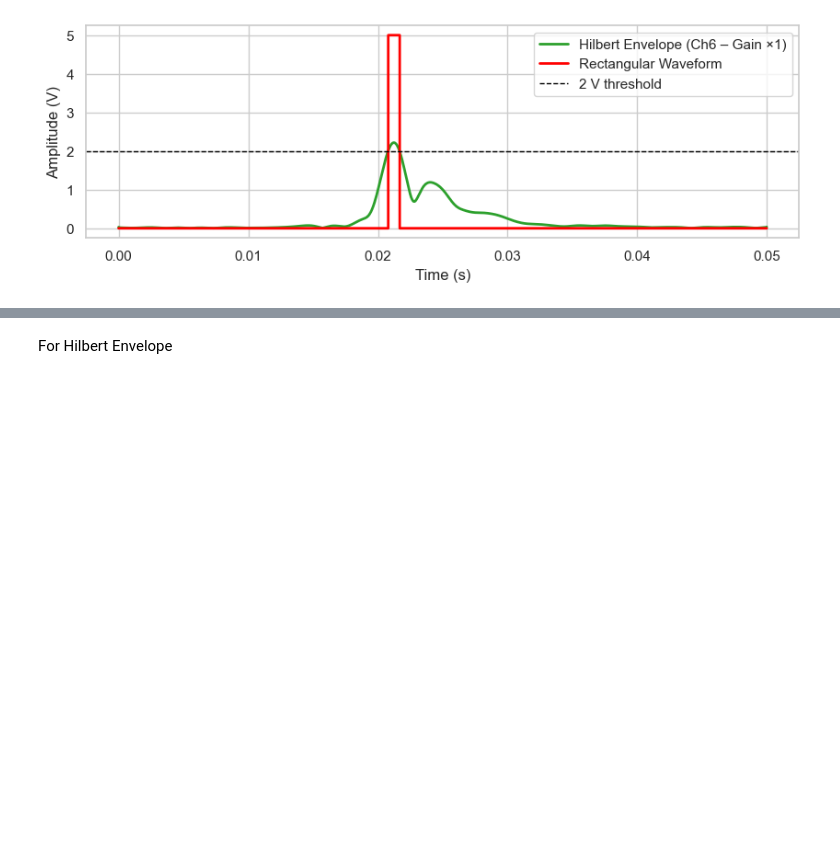
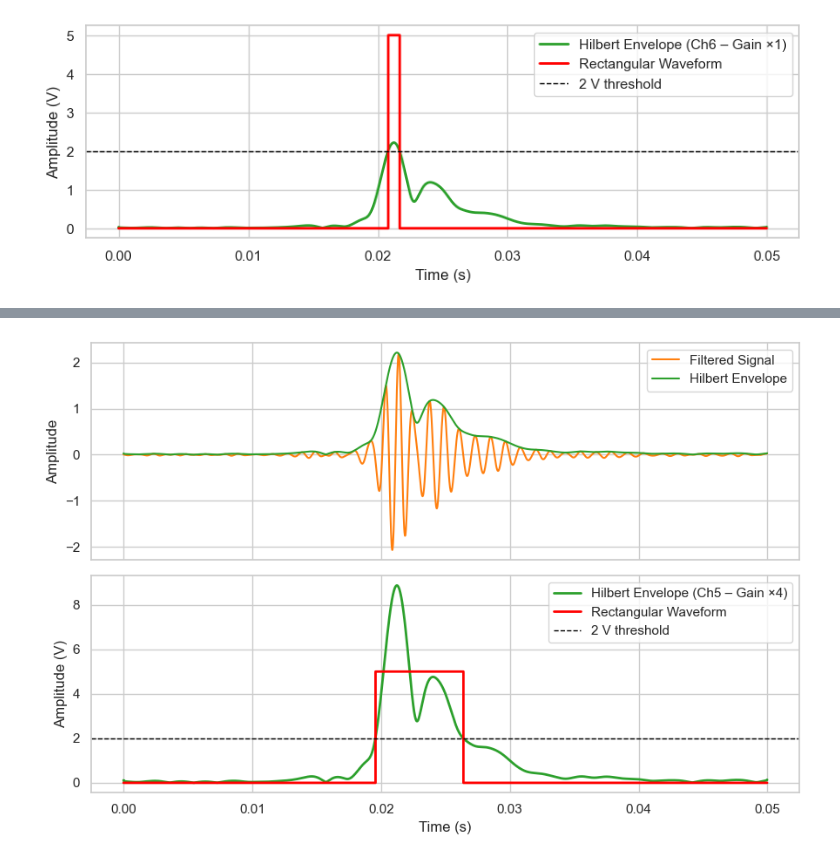
Before and after one commit to nicole-hucke/shear_stress_paper, a Jupyter notebook: hydrophones/Calibration/calibration_processing_plot.ipynb, the cells around one changed output, grey strips where cells are left out. Cells and saved outputs as stored; diff of their text form; code cells hidden in the pictures; blank space fills up the shorter version.

Commit message:
signal processing figure for supporting information

```diff
--- a/hydrophones/Calibration/calibration_processing_plot.ipynb
+++ b/hydrophones/Calibration/calibration_processing_plot.ipynb
@@ -317,2 +251,0 @@ IndexError: boolean index did not match indexed array along axis 0; size of axis
-# %% [markdown]
-For Hilbert Envelope
@@ -381,0 +252,43 @@ df_results.to_csv("ManualRockMovements-1/impact_results_hilbert.csv", index=Fals
+# %%
+sns.set(style="whitegrid")
+
+fig, axes = plt.subplots(2, 1, figsize=(9, 6), sharex=True)
+
+# Top plot
+axes[0].plot(time, filteredsample, color="#ff7f0e", label="Filtered Signal")
+axes[0].plot(time, envelope_hilbert, color="#2ca02c", linewidth=1.5, label="Hilbert Envelope")
+axes[0].set_ylabel("Amplitude")
+axes[0].legend(loc="upper right")
+
+# Bottom plot
+axes[1].plot(
+    time,
+    envelope_hilbert * 4,
+    color="#2ca02c",
+    linewidth=2,
+    label="Hilbert Envelope (Ch5 – Gain ×4)"
+)
+axes[1].step(
+    time,
+    rect_hilbert["ch5"],
+    where="post",
+    color="red",
+    linewidth=2,
+    label="Rectangular Waveform"
+)
+axes[1].axhline(
+    lower_thresh,
+    color="black",
+    linestyle="--",
+    linewidth=1,
+    label="2 V threshold"
+)
+axes[1].set_xlabel("Time (s)")
+axes[1].set_ylabel("Amplitude (V)")
+axes[1].legend(loc="upper right")
+
+plt.tight_layout()
+plt.savefig("test_envelopes_and_pulse_example.png", dpi=300)
+plt.show()
+# %% [output]
+[figure, added]
```
Also changed, not shown: parts of 4 cells of this notebook, 5 other files.
